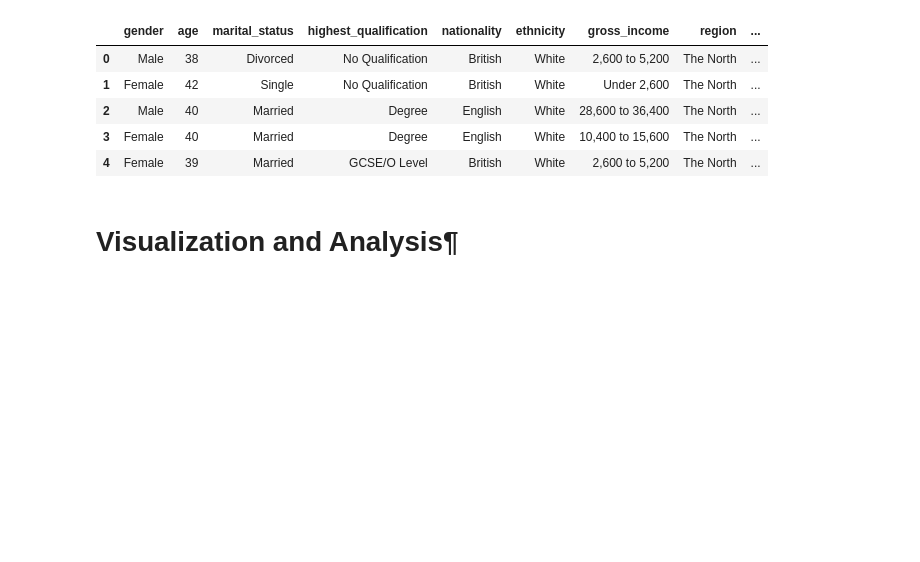
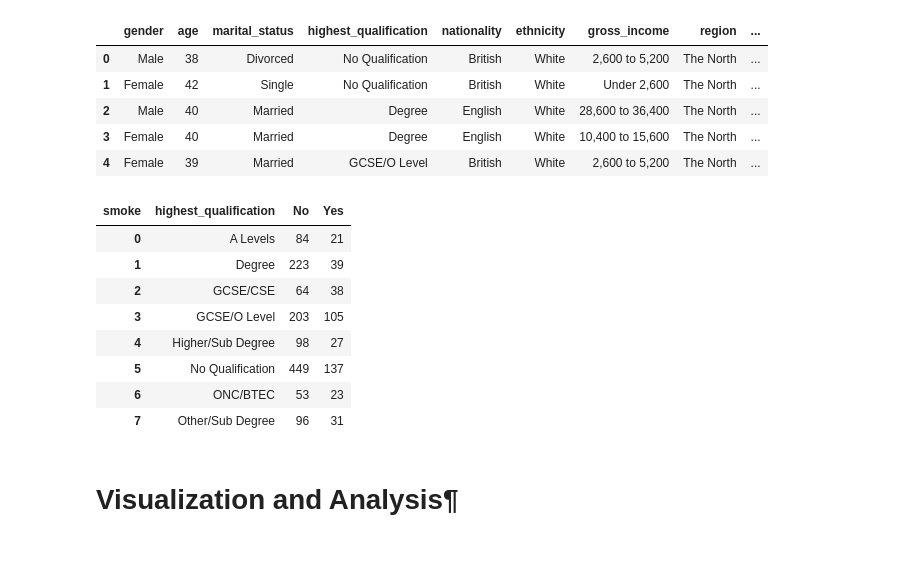
Before and after one commit to saeedsahar/statistics-and-trends, a Jupyter notebook: statistics-and-trends.ipynb, the cells around one changed output. Saved outputs shown, nothing was run; the diff lists cells and outputs as text; code cells hidden in the pictures; blank space fills up the shorter version.

```diff
--- a/statistics-and-trends.ipynb
+++ b/statistics-and-trends.ipynb
@@ -244,3 +263,18 @@ dtype: int64
+# %%
+    # print(df.head())
+    qualifications_smoke = df.groupby(['highest_qualification', 'smoke']).size().unstack(fill_value=0)
+    qualifications_smoke = qualifications_smoke.reset_index()
+    qualifications_smoke
+# %% [output]
+| smoke | highest_qualification | No | Yes |
+| 0 | A Levels | 84 | 21 |
+| 1 | Degree | 223 | 39 |
+| 2 | GCSE/CSE | 64 | 38 |
+| 3 | GCSE/O Level | 203 | 105 |
+| 4 | Higher/Sub Degree | 98 | 27 |
+| 5 | No Qualification | 449 | 137 |
+| 6 | ONC/BTEC | 53 | 23 |
+| 7 | Other/Sub Degree | 96 | 31 |
 # %% [markdown]
 # Visualization and Analysis¶
 #
```
Also changed, not shown: parts of 27 cells of this notebook, 1 other file.
